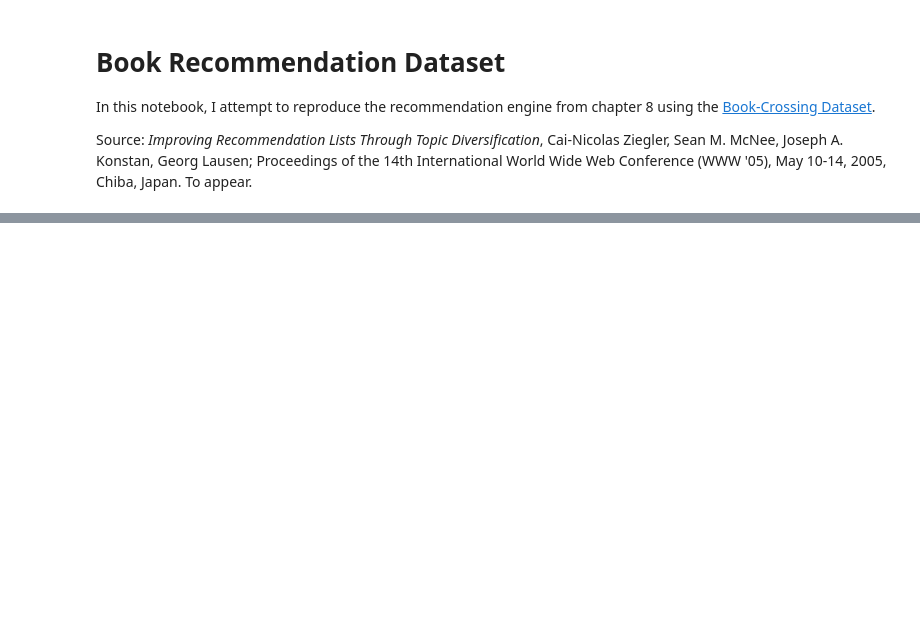
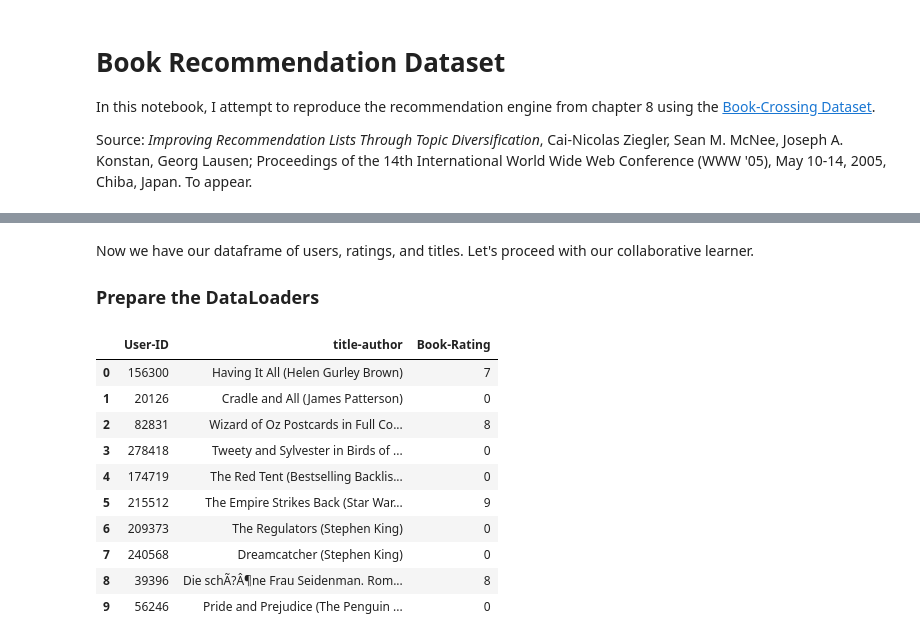
Before and after one commit to djliden/deep_learning_practice, a Jupyter notebook: notebooks/Collaborative Filtering Book Recommendations.ipynb, the cells around one changed output, grey strips where cells are left out. Saved outputs shown, nothing was run; the diff lists cells and outputs as text; code cells hidden in the pictures; blank space fills up the shorter version.

```diff
--- a/notebooks/Collaborative Filtering Book Recommendations.ipynb
+++ b/notebooks/Collaborative Filtering Book Recommendations.ipynb
@@ -144,0 +84,23 @@ I remain confused by "Free" and wonder if there's something about people looking
+# %% [markdown]
+Now we have our dataframe of users, ratings, and titles. Let's proceed with our collaborative learner.
+
+### Prepare the DataLoaders
+# %%
+dls = CollabDataLoaders.from_df(books,
+                                user_name='User-ID',
+                                rating_name='Book-Rating',
+                                item_name='title-author', bs=64,
+                                seed=46)
+dls.show_batch()
+# %% [output]
+|  | User-ID | title-author | Book-Rating |
+| 0 | 156300 | Having It All (Helen Gurley Brown) | 7 |
+| 1 | 20126 | Cradle and All (James Patterson) | 0 |
+| 2 | 82831 | Wizard of Oz Postcards in Full Co... | 8 |
+| 3 | 278418 | Tweety and Sylvester in Birds of ... | 0 |
+| 4 | 174719 | The Red Tent (Bestselling Backlis... | 0 |
+| 5 | 215512 | The Empire Strikes Back (Star War... | 9 |
+| 6 | 209373 | The Regulators (Stephen King) | 0 |
+| 7 | 240568 | Dreamcatcher (Stephen King) | 0 |
+| 8 | 39396 | Die schÃ?Â¶ne Frau Seidenman. Rom... | 8 |
+| 9 | 56246 | Pride and Prejudice (The Penguin ... | 0 |
```
Also changed, not shown: parts of 43 cells of this notebook.
